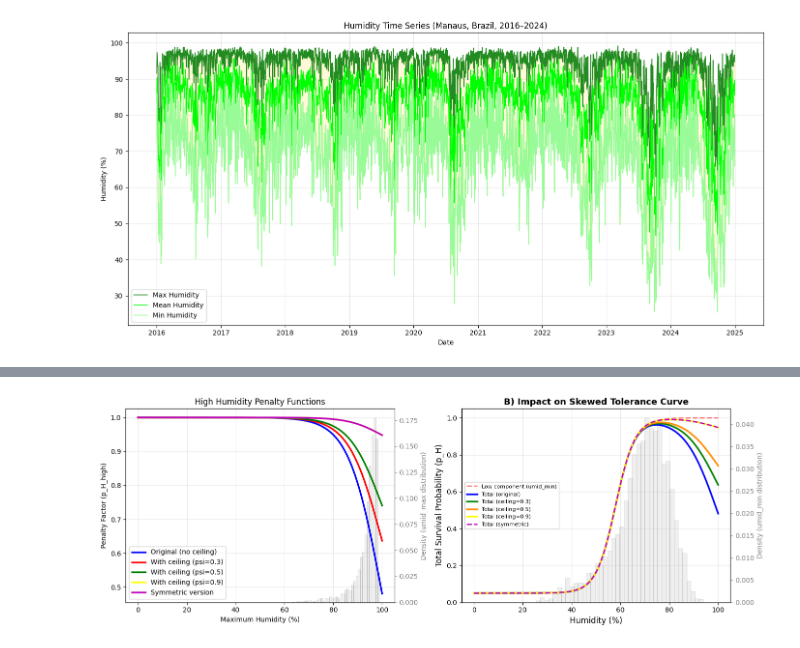
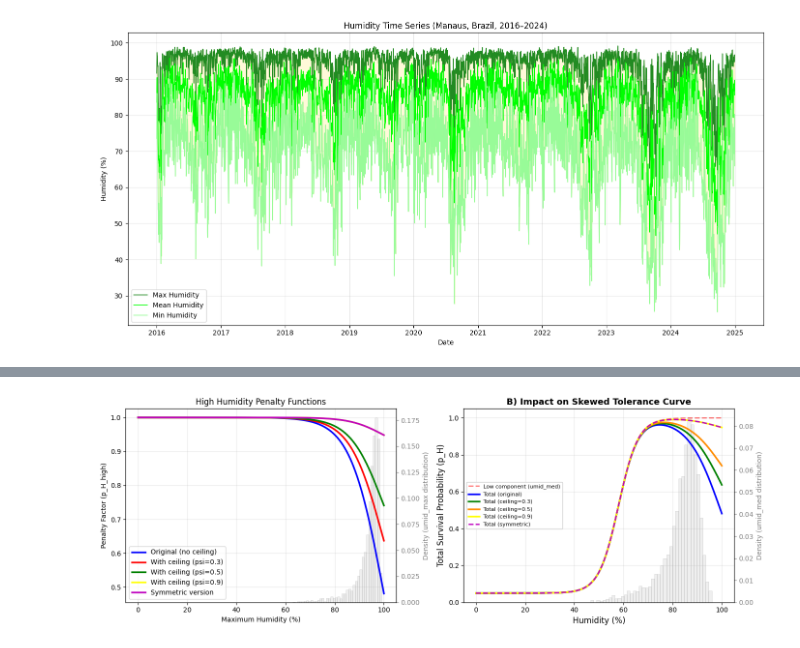
Before and after one commit to RaphaLevy/Study_on_malaria_dynamics_v2, a Jupyter notebook: data_files/notebooks/Environmental_Factor_Plots.ipynb, the cells around one changed output, grey strips where cells are left out. Cells and saved outputs as stored; diff of their text form; code cells hidden in the pictures.

```diff
--- a/data_files/notebooks/Environmental_Factor_Plots.ipynb
+++ b/data_files/notebooks/Environmental_Factor_Plots.ipynb
@@ -735,10 +736,11 @@ ax.grid(True, alpha=0.3)
 
 # D) Seasonal impact of H0
 ax = axes[1, 0]
-monthly_min_mean = climate_data.groupby('month')['umid_min'].mean()
+#monthly_min_mean = climate_data.groupby('month')['umid_min'].mean()
+monthly_med_mean = climate_data.groupby('month')['umid_med'].mean()
 for H0 in [55, 58, 60]:
-    ax.plot(months_labels, p_H_sigmoid_floor(monthly_min_mean.values, H0=H0, k=0.25, phi=0.05), 'o-', label=f'H0={H0}')
-ax.plot(months_labels, p_H_original(monthly_min_mean.values), 's--', color='red', linewidth=2, label='Original')
+    ax.plot(months_labels, p_H_sigmoid_floor(monthly_med_mean.values, H0=H0, k=0.25, phi=0.05), 'o-', label=f'H0={H0}')
+ax.plot(months_labels, p_H_original(monthly_med_mean.values), 's--', color='red', linewidth=2, label='Original')
 ax.set_xlabel('Month')
 ax.set_ylabel('p_H')
 ax.set_title('D) Seasonal impact on p_H with varying H0', fontweight='bold')
@@ -749,8 +751,8 @@ ax.grid(True, alpha=0.3)
 # E) Seasonal impact of k
 ax = axes[1, 1]
 for k in [0.1, 0.2, 0.25, 0.3, 0.4]:
-    ax.plot(months_labels, p_H_sigmoid_floor(monthly_min_mean.values, H0=58, k=k, phi=0.05), 'o-', label=f'k={k}')
-ax.plot(months_labels, p_H_original(monthly_min_mean.values), 's--', color='red', linewidth=2, label='Original')
+    ax.plot(months_labels, p_H_sigmoid_floor(monthly_med_mean.values, H0=58, k=k, phi=0.05), 'o-', label=f'k={k}')
+ax.plot(months_labels, p_H_original(monthly_med_mean.values), 's--', color='red', linewidth=2, label='Original')
 ax.set_xlabel('Month')
 ax.set_ylabel('p_H')
 ax.set_title('E) Seasonal impact on p_H with varying k', fontweight='bold')
@@ -761,8 +763,8 @@ ax.grid(True, alpha=0.3)
 # F) Seasonal impact of phi
 ax = axes[1, 2]
 for phi in [0, 0.05, 0.1, 0.2]:
-    ax.plot(months_labels, p_H_sigmoid_floor(monthly_min_mean.values, H0=58, k=0.25, phi=phi), 'o-', label=f'phi={phi}')
-ax.plot(months_labels, p_H_original(monthly_min_mean.values), 's--', color='red', linewidth=2, label='Original')
+    ax.plot(months_labels, p_H_sigmoid_floor(monthly_med_mean.values, H0=58, k=0.25, phi=phi), 'o-', label=f'phi={phi}')
+ax.plot(months_labels, p_H_original(monthly_med_mean.values), 's--', color='red', linewidth=2, label='Original')
 ax.set_xlabel('Month')
 ax.set_ylabel('p_H')
 ax.set_title('F) Seasonal impact on p_H with varying phi', fontweight='bold')
@@ -841,10 +843,10 @@ ax1.grid(True, alpha=0.3)
 # Plot 2: Impact on total survival (asymmetric dome)
 ax2 = axes[1]
 
-# Create twin axis for histogram (umid_min distribution)
+# Create twin axis for histogram (umid_med distribution)
 ax2_hist = ax2.twinx()
-ax2_hist.hist(humid_min, bins=40, density=True, color='lightgray', alpha=0.35, edgecolor='gray', linewidth=0.5)
-ax2_hist.set_ylabel('Density (umid_min distribution)', color='gray', fontsize=10)
+ax2_hist.hist(humid_med, bins=40, density=True, color='lightgray', alpha=0.35, edgecolor='gray', linewidth=0.5)
+ax2_hist.set_ylabel('Density (umid_med distribution)', color='gray', fontsize=10)
 ax2_hist.tick_params(axis='y', colors='gray')
 
 # Bring main axis to front
@@ -860,33 +862,33 @@ p_total_ceiling_05 = p_low * p_H_sigmoid_ceil(H, psi=0.5)
 p_total_ceiling_09 = p_low * p_H_sigmoid_ceil(H, psi=0.9)
 p_total_symmetric = p_low * p_H_high_symmetric(H)
 
-ax2.plot(H, p_low, 'r--', lw=2, alpha=0.5, label='Low component (umid_min)')
+ax2.plot(H, p_low, 'r--', lw=2, alpha=0.5, label='Low component (umid_med)')
 ax2.plot(H, p_total_original, 'b-', lw=2.5, label='Total (original)')
 ax2.plot(H, p_total_ceiling_03, 'g-', lw=2.5, label='Total (ceiling=0.3)')
 ax2.plot(H, p_total_ceiling_05, 'darkorange', lw=2.5, label='Total (ceiling=0.5)')
 ax2.plot(H, p_total_ceiling_09, 'yellow', lw=2.5, label='Total (ceiling=0.9)')
 ax2.plot(H, p_total_symmetric, 'm--', lw=2, label='Total (symmetric)')
 
 # # Add vertical lines for key humidity statistics (umid_min)
 # ax2.axvline(humid_min.mean(), color='red', linestyle=':', alpha=0.7, linewidth=2, label=f'Mean umid_min: {humid_min.mean():.1f}%')
 # ax2.axvline(np.percentile(humid_min, 50), color='darkred', linestyle=':', alpha=0.7, linewidth=2, label=f'Median umid_min: {np.percentile(humid_min, 50):.1f}%')
 
 # # Highlight optimal humidity range
 # ax2.axvspan(70, 85, color='green', alpha=0.1, label='Optimal range (70-85%)')
 
 # # Add text annotation in optimal zone
 # ax2.text(77, 0.6, 'Optimal\nhumidity zone',
 #          color='darkgreen', ha='center', va='center', fontsize=9, style='italic',
 #          bbox=dict(boxstyle='round', facecolor='white', alpha=0.7))
 
 ax2.set_xlabel('Humidity (%)', fontsize=12)
 ax2.set_ylabel('Total Survival Probability (p_H)', fontsize=12)
 ax2.set_title('B) Impact on Skewed Tolerance Curve', fontsize=13, fontweight='bold')
 ax2.legend(loc='center left', fontsize=8, framealpha=0.95)
 ax2.set_ylim(0, 1.05)
 ax2.grid(True, alpha=0.3)
 
 plt.tight_layout()
 plt.show()
 # %% [output]
-[figure, old version]
+[figure, new version]
```
Also changed, not shown: parts of 2 cells of this notebook.
